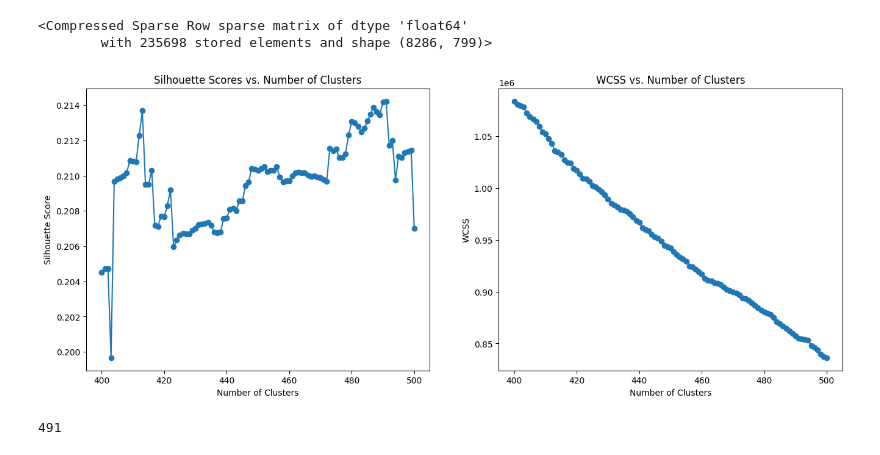
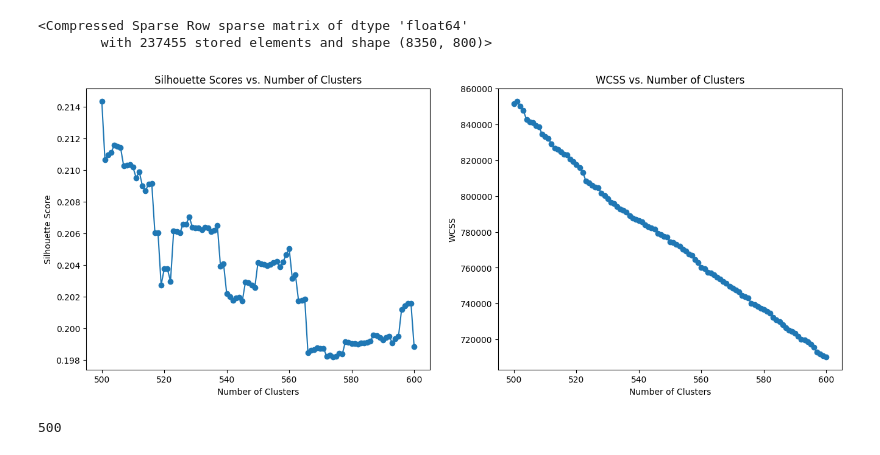
Before and after one commit to williamthio/pokemontcg, a Jupyter notebook: cluster_size_analysis.ipynb, the cells around one changed output. Drawn from its saved outputs; the diff is of its cells as text; code cells hidden in the pictures.

Commit message:
Add clustering functionality and silhouette analysis; update progress.txt and add silhouette_wcss.png

```diff
--- a/cluster_size_analysis.ipynb
+++ b/cluster_size_analysis.ipynb
@@ -70,8 +70,8 @@ energy_matrix = vectorizer.fit_transform(energy_features)
 
 # Weight the features by card type (adjust weights as needed)
 pokemon_weight = 1.0
-trainer_weight = 0.5
-energy_weight = 0.2
+trainer_weight = 0.3
+energy_weight = 0.1
 
 # Combine the weighted feature matrices
 X_combined = hstack([
@@ -86,43 +86,42 @@ X_scaled = scaler.fit_transform(X_combined)
 X_scaled
 # %% [output]
 <Compressed Sparse Row sparse matrix of dtype 'float64'
-        with 235698 stored elements and shape (8286, 799)>
+        with 237455 stored elements and shape (8350, 800)>
 # %%
 # Find the optimal number of clusters
-start_clusters = 400
-end_clusters = 500
+start_clusters = 500
+end_clusters = 600
 silhouette_scores = []
 wcss = []
 cluster_range = range(start_clusters, end_clusters + 1)
 for n_clusters in cluster_range:
     kmeans = KMeans(n_clusters=n_clusters, random_state=42)
     cluster_labels = kmeans.fit_predict(X_scaled)
     silhouette_scores.append(silhouette_score(X_scaled, cluster_labels))
     wcss.append(kmeans.inertia_)
 
     if n_clusters % 10 == 0:
         clear_output(wait=True)
         fig, axes = plt.subplots(1, 2, figsize=(16, 6))
 
         # Plot silhouette scores
         axes[0].plot(range(start_clusters, n_clusters + 1), silhouette_scores, marker='o')
         axes[0].set_title('Silhouette Scores vs. Number of Clusters')
         axes[0].set_xlabel('Number of Clusters')
         axes[0].set_ylabel('Silhouette Score')
 
         # Plot WCSS
         axes[1].plot(range(start_clusters, n_clusters + 1), wcss, marker='o')
         axes[1].set_title('WCSS vs. Number of Clusters')
         axes[1].set_xlabel('Number of Clusters')
         axes[1].set_ylabel('WCSS')
 
         # Show the plots
         plt.show()
+
+# index of max silhouette score
+silhouette_scores.index(max(silhouette_scores)) + start_clusters
 # %% [output]
-[figure, old version]
+[figure, new version]
+500
-# %%
-# index of max silhouette score
-silhouette_scores.index(max(silhouette_scores)) + start_clusters
-# %% [output]
-491
 # %%
```
Also changed, not shown: parts of 7 cells of this notebook, 4 other files.
